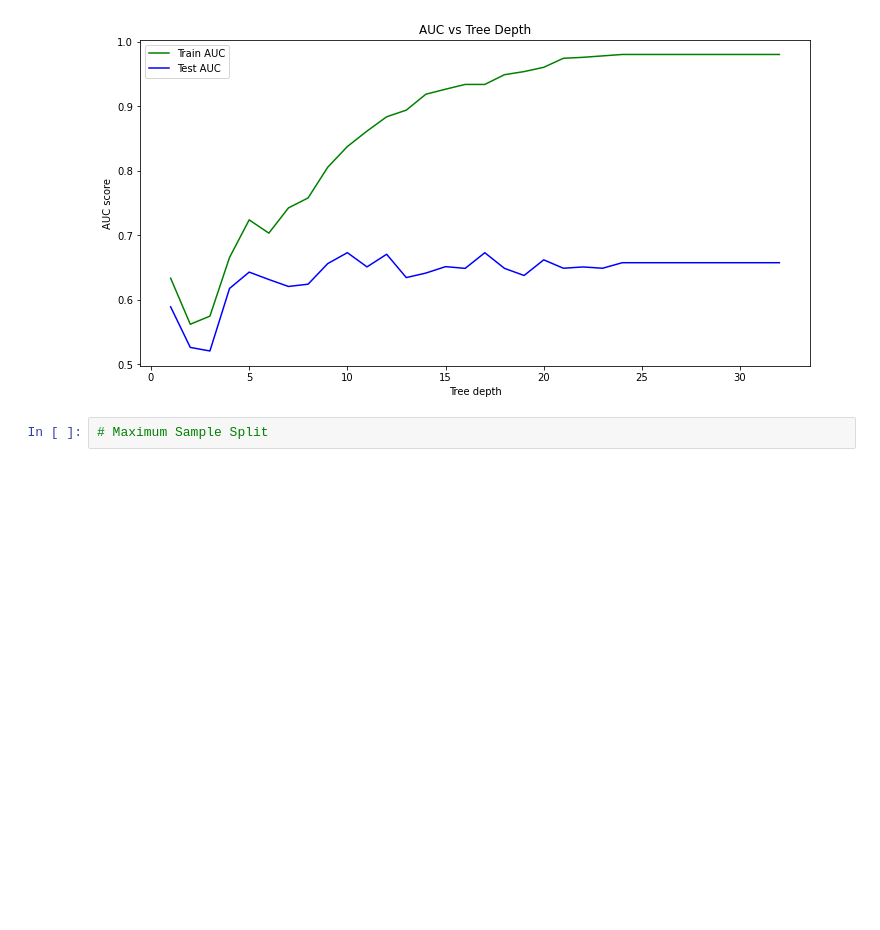
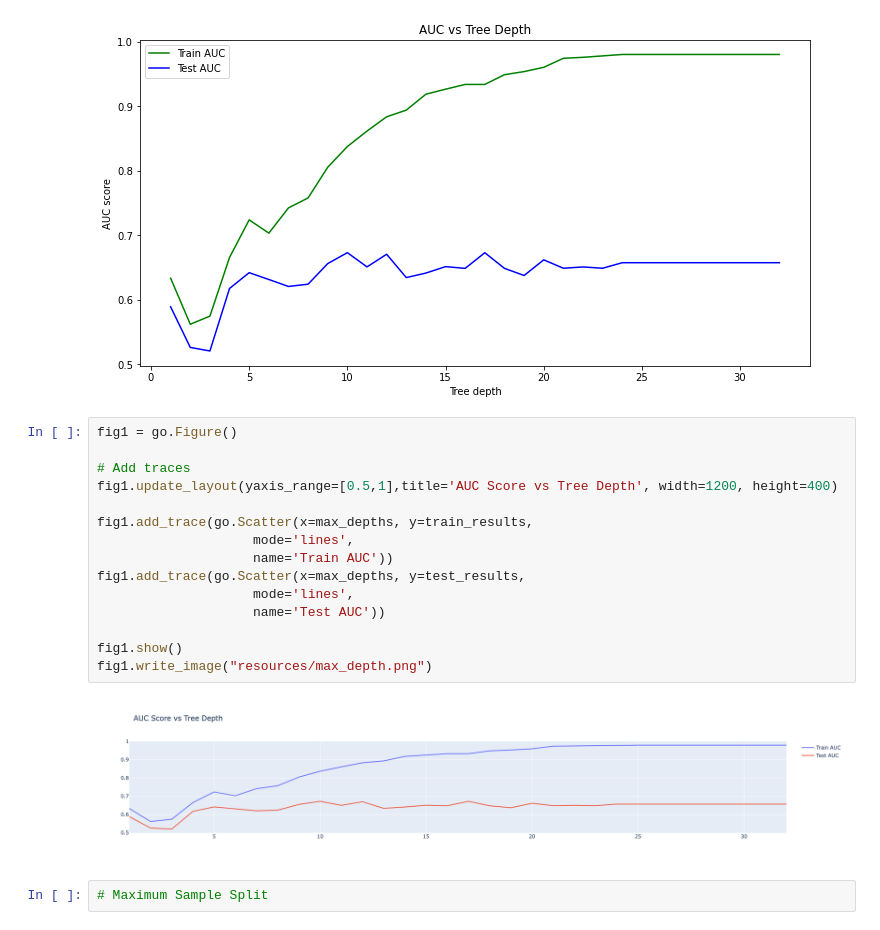
Before and after one commit to vharkar/505-customer-predict-decisiontrees, a Jupyter notebook: customer-eval-modeling.ipynb, the cells around one changed output. Drawn from its saved outputs; the diff is of its cells as text; blank space fills up the shorter version.

```diff
--- a/customer-eval-modeling.ipynb
+++ b/customer-eval-modeling.ipynb
@@ -561,6 +595,23 @@ plt.legend()
 plt.show()
 # %% [output]
 [figure]
+# %%
+fig1 = go.Figure()
+
+# Add traces
+fig1.update_layout(yaxis_range=[0.5,1],title='AUC Score vs Tree Depth', width=1200, height=400)
+
+fig1.add_trace(go.Scatter(x=max_depths, y=train_results,
+                    mode='lines',
+                    name='Train AUC'))
+fig1.add_trace(go.Scatter(x=max_depths, y=test_results,
+                    mode='lines',
+                    name='Test AUC'))
+
+fig1.show()
+fig1.write_image("resources/max_depth.png")
+# %% [output]
+[figure, added]
 # %%
 # Maximum Sample Split
 # %%
```
Also changed, not shown: parts of 68 cells of this notebook, 6 other files.
